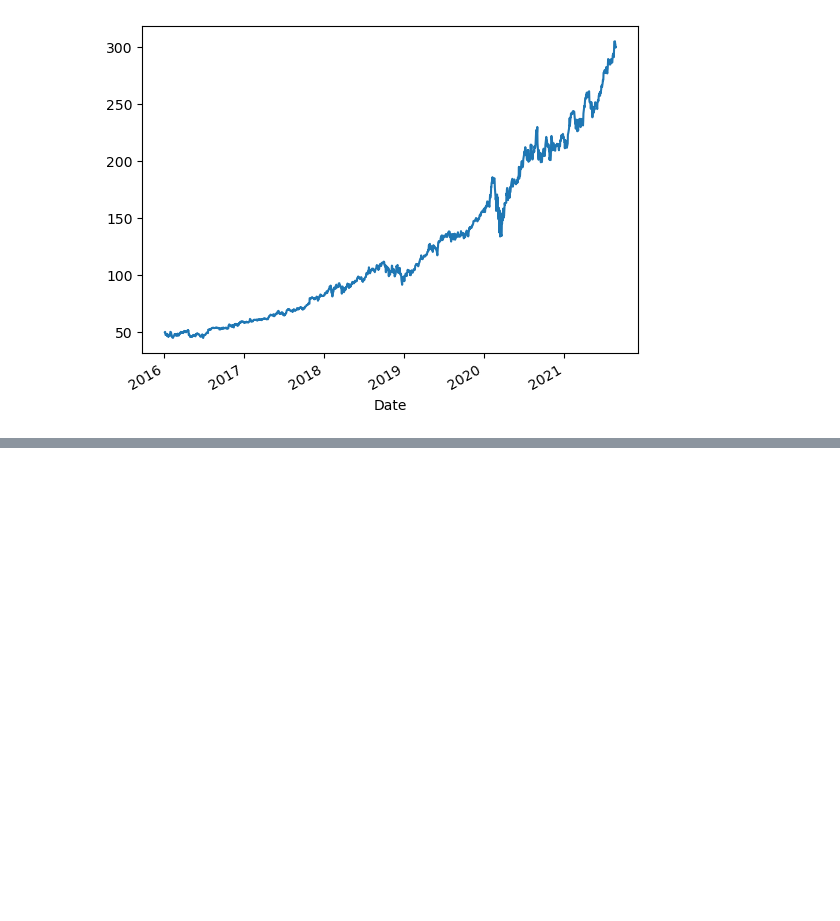
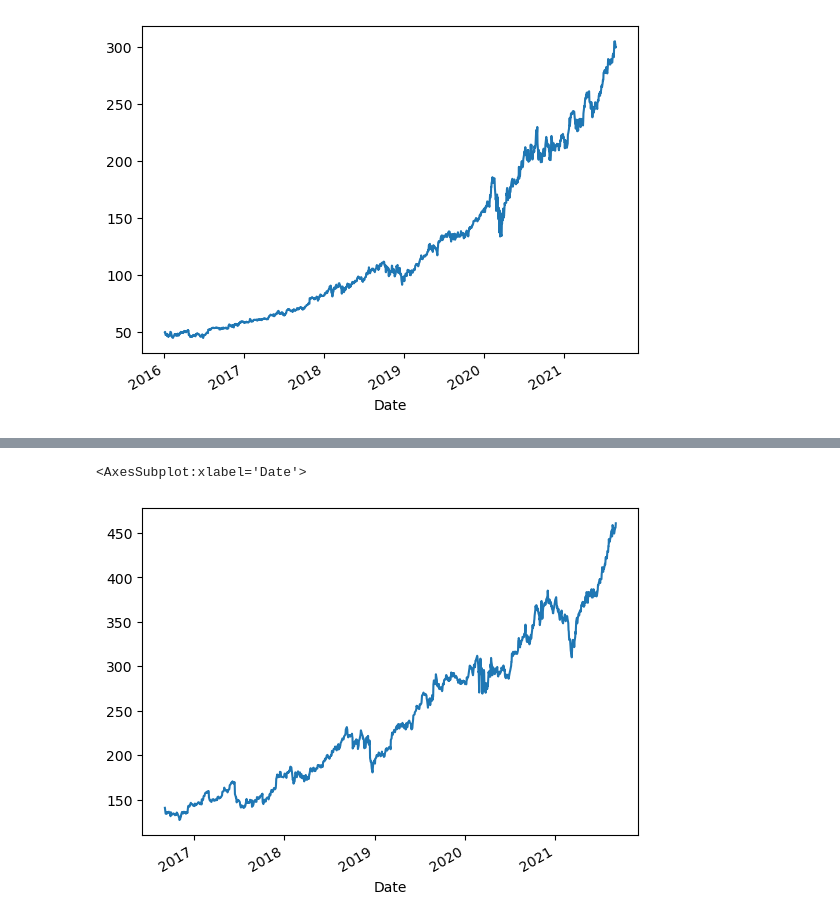
Before and after one commit to iliaaz101/Algorithmic-Trading-Python, a Jupyter notebook: Notes07.ipynb, the cells around one changed output, grey strips where cells are left out. Drawn from its saved outputs; the diff is of its cells as text; code cells hidden in the pictures; blank space fills up the shorter version.

```diff
--- a/Notes07.ipynb
+++ b/Notes07.ipynb
@@ -204,0 +403,5 @@ msft['Adj Close'].plot()
+# %%
+retail['COST'].plot()
+# %% [output]
+<AxesSubplot:xlabel='Date'>
+[figure, added]
```
Also changed, not shown: parts of 94 cells of this notebook.
